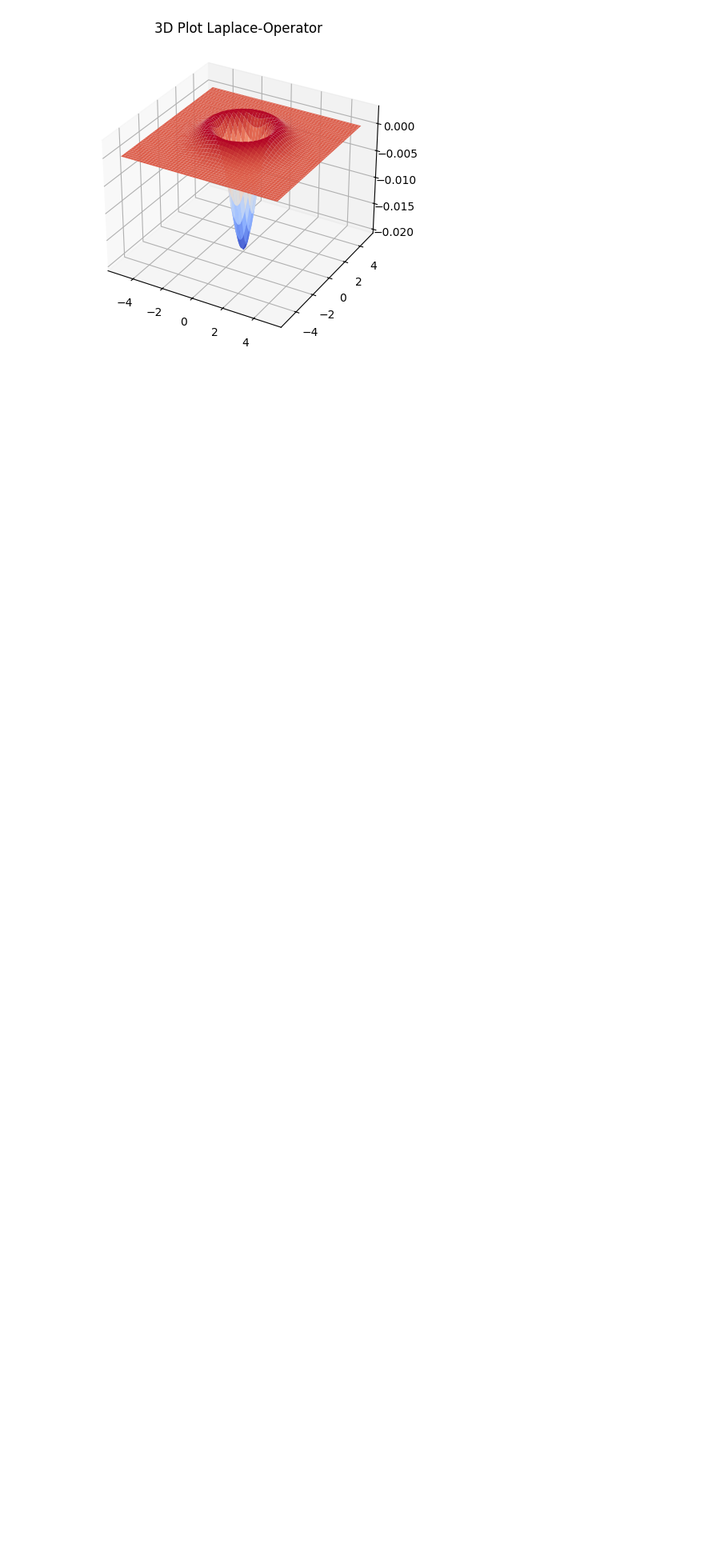
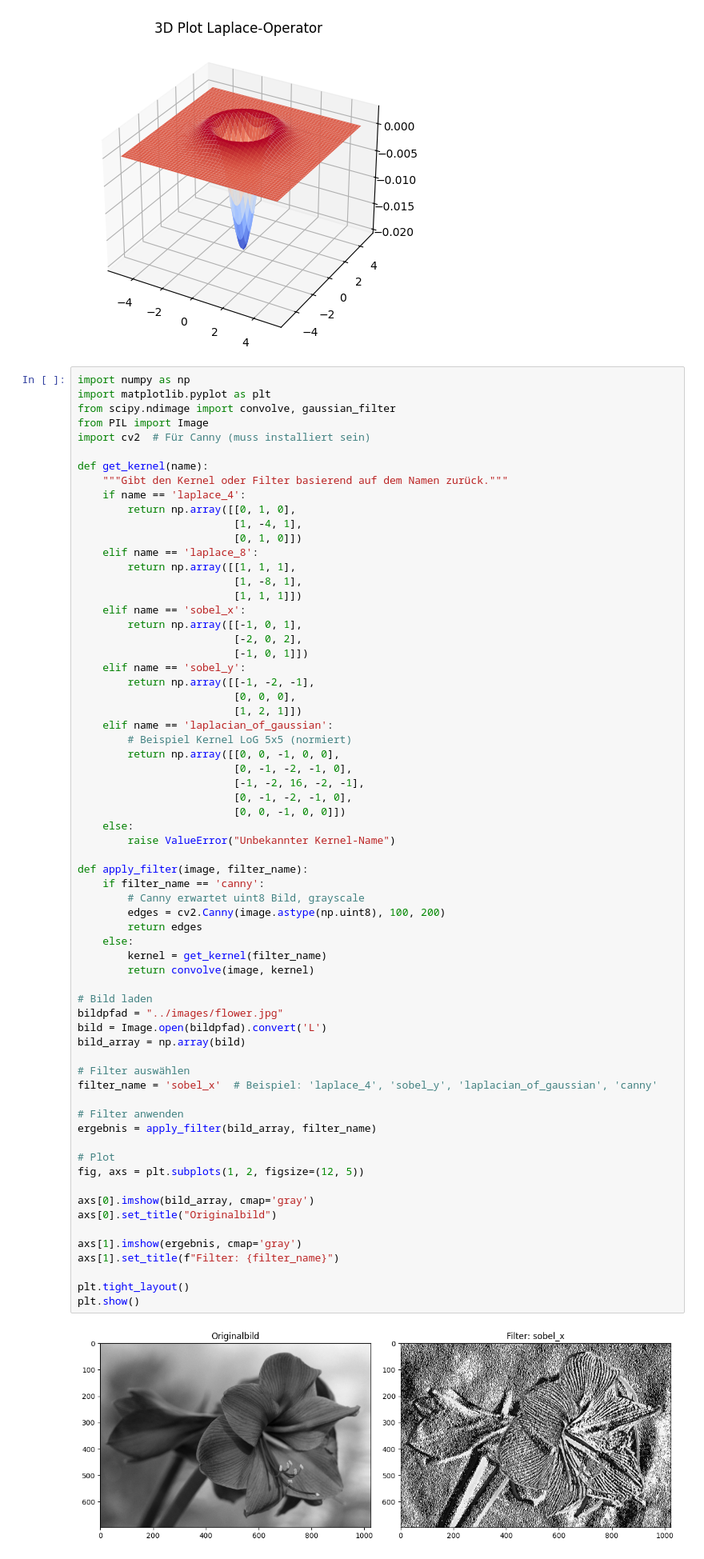
Before and after one commit to lukestairwalker/OpenCV, a Jupyter notebook: notebooks/filter.ipynb, the cells around one changed output. Shown at 80% size. Drawn from its saved outputs; the diff is of its cells as text; blank space fills up the shorter version.

```diff
--- a/notebooks/filter.ipynb
+++ b/notebooks/filter.ipynb
@@ -435,3 +494,71 @@ plt.show()
 # %% [output]
 [figure]
 [figure]
+# %%
+import numpy as np
+import matplotlib.pyplot as plt
+from scipy.ndimage import convolve, gaussian_filter
+from PIL import Image
+import cv2  # Für Canny (muss installiert sein)
+
+def get_kernel(name):
+    """Gibt den Kernel oder Filter basierend auf dem Namen zurück."""
+    if name == 'laplace_4':
+        return np.array([[0, 1, 0],
+                         [1, -4, 1],
+                         [0, 1, 0]])
+    elif name == 'laplace_8':
+        return np.array([[1, 1, 1],
+                         [1, -8, 1],
+                         [1, 1, 1]])
+    elif name == 'sobel_x':
+        return np.array([[-1, 0, 1],
+                         [-2, 0, 2],
+                         [-1, 0, 1]])
+    elif name == 'sobel_y':
+        return np.array([[-1, -2, -1],
+                         [0, 0, 0],
+                         [1, 2, 1]])
+    elif name == 'laplacian_of_gaussian':
+        # Beispiel Kernel LoG 5x5 (normiert)
+        return np.array([[0, 0, -1, 0, 0],
+                         [0, -1, -2, -1, 0],
+                         [-1, -2, 16, -2, -1],
+                         [0, -1, -2, -1, 0],
+                         [0, 0, -1, 0, 0]])
+    else:
+        raise ValueError("Unbekannter Kernel-Name")
+
+def apply_filter(image, filter_name):
+    if filter_name == 'canny':
+        # Canny erwartet uint8 Bild, grayscale
+        edges = cv2.Canny(image.astype(np.uint8), 100, 200)
+        return edges
+    else:
+        kernel = get_kernel(filter_name)
+        return convolve(image, kernel)
+
+# Bild laden
+bildpfad = "../images/flower.jpg"
+bild = Image.open(bildpfad).convert('L')
+bild_array = np.array(bild)
+
+# Filter auswählen
+filter_name = 'sobel_x'  # Beispiel: 'laplace_4', 'sobel_y', 'laplacian_of_gaussian', 'canny'
+
+# Filter anwenden
+ergebnis = apply_filter(bild_array, filter_name)
+
+# Plot
+fig, axs = plt.subplots(1, 2, figsize=(12, 5))
+
+axs[0].imshow(bild_array, cmap='gray')
+axs[0].set_title("Originalbild")
+
+axs[1].imshow(ergebnis, cmap='gray')
+axs[1].set_title(f"Filter: {filter_name}")
+
+plt.tight_layout()
+plt.show()
+# %% [output]
+[figure, added]
```
Also changed, not shown: parts of 7 cells of this notebook, 3 other files.
